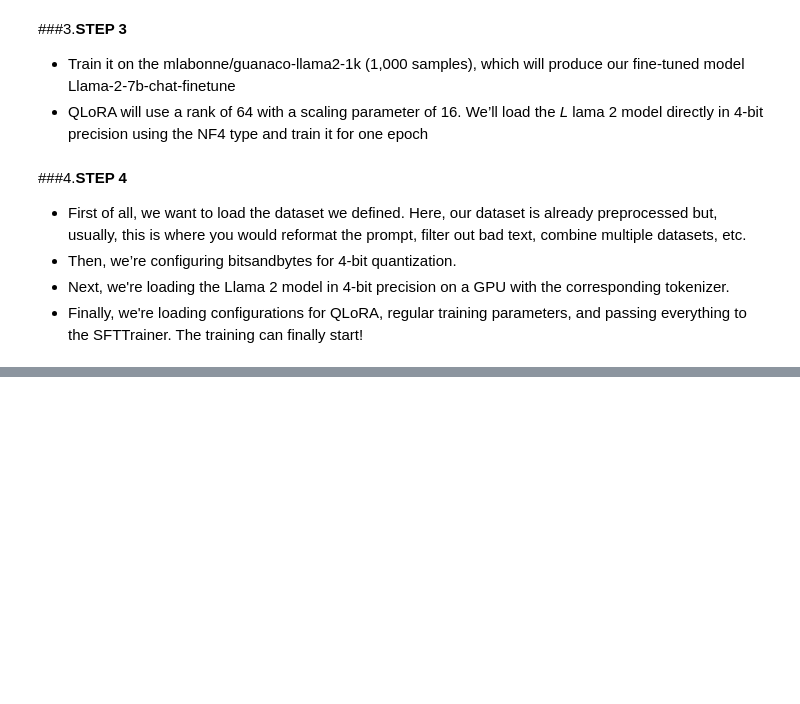
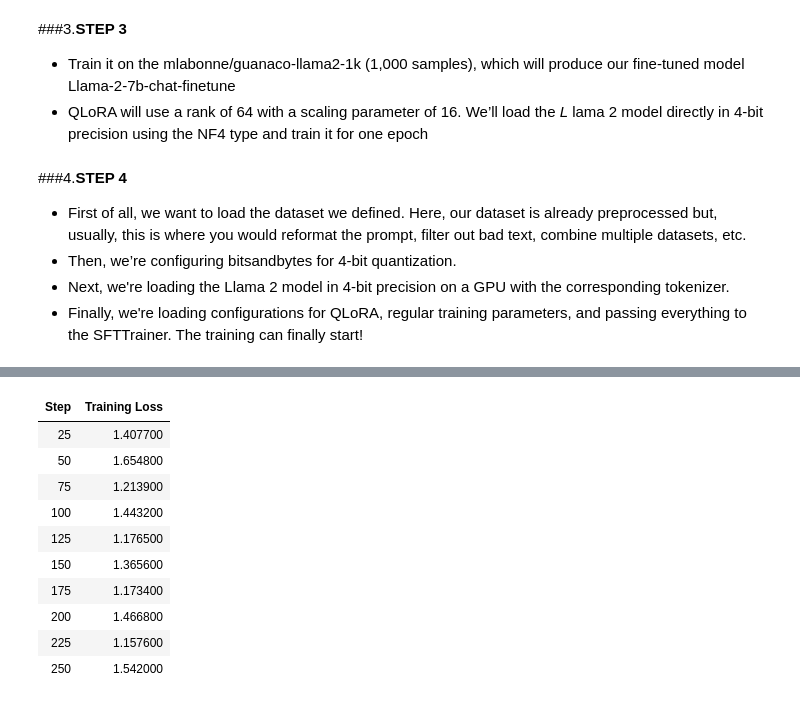
Before and after one commit to kavyareddy01/Finetuning, a Jupyter notebook: FineTuning_llama2.ipynb, the cells around one changed output, grey strips where cells are left out. Saved outputs shown, nothing was run; the diff lists cells and outputs as text; code cells hidden in the pictures; blank space fills up the shorter version.

```diff
--- a/FineTuning_llama2.ipynb
+++ b/FineTuning_llama2.ipynb
@@ -203,3 +204,84 @@ device_map = {"": 0}
 * Then, we’re configuring bitsandbytes for 4-bit quantization.
 * Next, we're loading the Llama 2 model in 4-bit precision on a GPU with the corresponding tokenizer.
 * Finally, we're loading configurations for QLoRA, regular training parameters, and passing everything to the SFTTrainer. The training can finally start!
+# %%
+# Load dataset (you can process it here)
+dataset = load_dataset(dataset_name, split="train")
+
+# Load tokenizer and model with QLoRA configuration
+compute_dtype = getattr(torch, bnb_4bit_compute_dtype)
+
+bnb_config = BitsAndBytesConfig(
+    load_in_4bit=use_4bit,
+    bnb_4bit_quant_type=bnb_4bit_quant_type,
+    bnb_4bit_compute_dtype=compute_dtype,
+    bnb_4bit_use_double_quant=use_nested_quant,
+)
+
+# Check GPU compatibility with bfloat16
+if compute_dtype == torch.float16 and use_4bit:
+    major, _= torch.cuda.get_device_capability()
+    if major >= 8:
+        print("=" * 80)
+        print("Your GPU supports bfloat16: accelerate training with bf16=True")
+        print("=" * 80)
+
+# Load base model
+model = AutoModelForCausalLM.from_pretrained(
+    model_name,
+    quantization_config=bnb_config,
+    device_map=device_map
+)
+model.config.use_cache = False
+model.config.pretraining_tp = 1
+
+# Load LLaMA tokenizer
+tokenizer = AutoTokenizer.from_pretrained(model_name, trust_remote_code=True)
+tokenizer.pad_token = tokenizer.eos_token
+tokenizer.padding_side = "right" # Fix weird overflow issue with fp16 training
+
+# Load LoRA configuration
+peft_config = LoraConfig(
+    lora_alpha=lora_alpha,
+    lora_dropout=lora_dropout,
+    r=lora_r,
+    bias="none",
+    task_type="CAUSAL_LM",
+)
+
+# Set training parameters
+training_arguments = TrainingArguments(
+    output_dir=output_dir,
+    num_train_epochs=num_train_epochs,
+    per_device_train_batch_size=per_device_train_batch_size,
+    gradient_accumulation_steps=gradient_accumulation_steps,
+    optim=optim,
+    save_steps=save_steps,
+    logging_steps=logging_steps,
+    learning_rate=learning_rate,
+    weight_decay=weight_decay,
+    fp16=fp16,
+    bf16=bf16,
+    max_grad_norm=max_grad_norm,
+    max_steps=max_steps,
+    warmup_ratio=warmup_ratio,
+    group_by_length=group_by_length,
+    lr_scheduler_type=lr_scheduler_type,
+    report_to="tensorboard"
+)
+
+# Set supervised fine-tuning parameters
+trainer = SFTTrainer(
+    model=model,
+    train_dataset=dataset,
+    peft_config=peft_config,
+    dataset_text_field="text",
+    max_seq_length=max_seq_length,
+    tokenizer=tokenizer,
+    args=training_arguments,
+    packing=packing,
+)
+
+# Train model
+trainer.train()
+# %% [output]
@@ -205,0 +295,11 @@ device_map = {"": 0}
+| Step | Training Loss |
+| 25 | 1.407700 |
+| 50 | 1.654800 |
+| 75 | 1.213900 |
+| 100 | 1.443200 |
+| 125 | 1.176500 |
+| 150 | 1.365600 |
+| 175 | 1.173400 |
+| 200 | 1.466800 |
+| 225 | 1.157600 |
+| 250 | 1.542000 |
```
Also changed, not shown: parts of 5 cells of this notebook.
